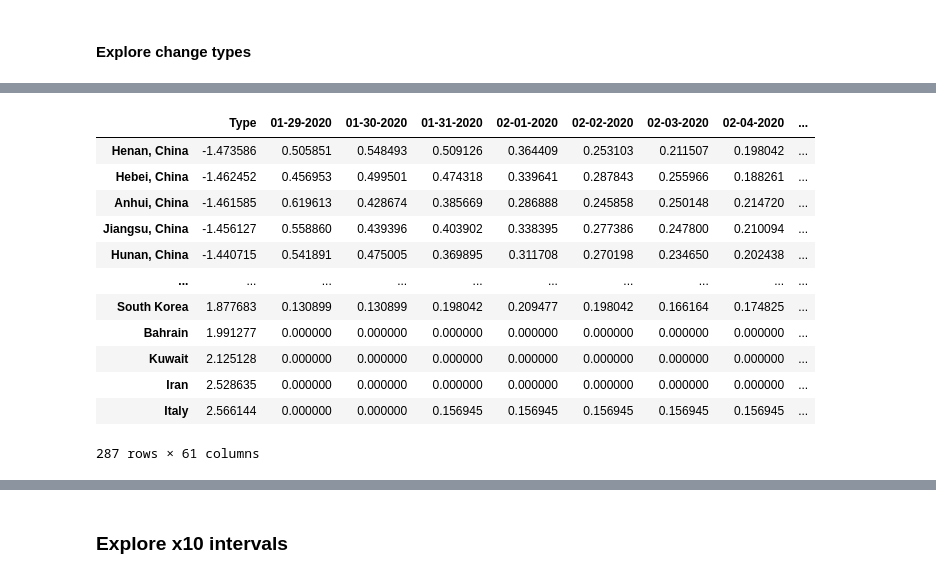
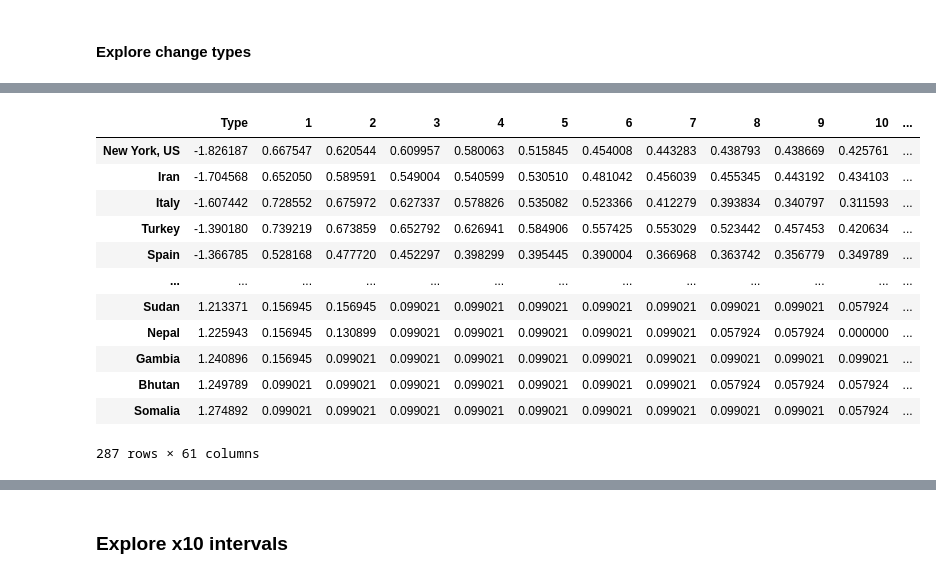
Before and after one commit to yaniv256/VAEs-in-Economics, a Jupyter notebook: Notebooks/Covid_19_VAEs.ipynb, the cells around one changed output, grey strips where cells are left out. Saved outputs shown, nothing was run; the diff lists cells and outputs as text; code cells hidden in the pictures.

```diff
--- a/Notebooks/Covid_19_VAEs.ipynb
+++ b/Notebooks/Covid_19_VAEs.ipynb
@@ -716,0 +735,7 @@ np.mean(change.values.flatten()>1),np.mean(change.values.flatten()<0)
+# %%
+sorted_change = pd.DataFrame(np.sort(change.values,axis=1)[:,::-1],
+                              index= change.index,
+                              columns=np.arange(1,1+len(change.columns)))
+
+sorted_change.to_csv('covid19_confirmed_sorted_change.csv')
+sorted_change
@@ -717,8 +756,8 @@ np.mean(change.values.flatten()>1),np.mean(change.values.flatten()<0)
 # %% [markdown]
 #### Calculate change encoding
 # %%
-x_train, x_test = train_test_split(change, test_size=0.25, random_state=42)
-change = pd.concat([x_train,x_test], axis=0)
+x_train, x_test = train_test_split(sorted_change, test_size=0.25, random_state=42)
+sorted_change = pd.concat([x_train,x_test], axis=0)
 
 x_train.shape, x_test.shape
 # %% [output]
@@ -792,7 +831,8 @@ for i in range(len(history)):
 # %%
-encoded_data=pd.DataFrame(vae.encoder.predict(change),index=change.index, columns=['Type'])
-Hubei_sign = np.sign(encoded_data.loc['Hubei, China','Type'])
-if Hubei_sign == 1.0:
+encoded_data=pd.DataFrame(vae.encoder.predict(sorted_change),
+                          index=sorted_change.index, columns=['Type'])
+New_York_sign = np.sign(encoded_data.loc['New York, US','Type'])
+if New_York_sign == 1.0:
   encoded_data['Type'] *= -1.0
-Hubei_sign, encoded_data.loc['Hubei, China','Type']
+New_York_sign, encoded_data.loc['New York, US','Type']
 # %% [output]
@@ -818,22 +858,22 @@ plt.savefig('plot_dist_type.png')
 # %%
-change = encoded_data.join(change)
+sorted_change = encoded_data.join(sorted_change)
 
-change = change.sort_values(by='Type')
+sorted_change = sorted_change.sort_values(by='Type')
 
-change.to_csv('covid19_confirmed_change.csv')
-change
+sorted_change.to_csv('covid19_confirmed_sorted_change.csv')
+sorted_change
 # %% [output]
-|  | Type | 01-29-2020 | 01-30-2020 | 01-31-2020 | 02-01-2020 | 02-02-2020 | 02-03-2020 | 02-04-2020 | ... |
-| Henan, China | -1.473586 | 0.505851 | 0.548493 | 0.509126 | 0.364409 | 0.253103 | 0.211507 | 0.198042 | ... |
-| Hebei, China | -1.462452 | 0.456953 | 0.499501 | 0.474318 | 0.339641 | 0.287843 | 0.255966 | 0.188261 | ... |
-| Anhui, China | -1.461585 | 0.619613 | 0.428674 | 0.385669 | 0.286888 | 0.245858 | 0.250148 | 0.214720 | ... |
-| Jiangsu, China | -1.456127 | 0.558860 | 0.439396 | 0.403902 | 0.338395 | 0.277386 | 0.247800 | 0.210094 | ... |
-| Hunan, China | -1.440715 | 0.541891 | 0.475005 | 0.369895 | 0.311708 | 0.270198 | 0.234650 | 0.202438 | ... |
-| ... | ... | ... | ... | ... | ... | ... | ... | ... | ... |
-| South Korea | 1.877683 | 0.130899 | 0.130899 | 0.198042 | 0.209477 | 0.198042 | 0.166164 | 0.174825 | ... |
-| Bahrain | 1.991277 | 0.000000 | 0.000000 | 0.000000 | 0.000000 | 0.000000 | 0.000000 | 0.000000 | ... |
-| Kuwait | 2.125128 | 0.000000 | 0.000000 | 0.000000 | 0.000000 | 0.000000 | 0.000000 | 0.000000 | ... |
-| Iran | 2.528635 | 0.000000 | 0.000000 | 0.000000 | 0.000000 | 0.000000 | 0.000000 | 0.000000 | ... |
-| Italy | 2.566144 | 0.000000 | 0.000000 | 0.156945 | 0.156945 | 0.156945 | 0.156945 | 0.156945 | ... |
+|  | Type | 1 | 2 | 3 | 4 | 5 | 6 | 7 | 8 | 9 | 10 | ... |
+| New York, US | -1.826187 | 0.667547 | 0.620544 | 0.609957 | 0.580063 | 0.515845 | 0.454008 | 0.443283 | 0.438793 | 0.438669 | 0.425761 | ... |
+| Iran | -1.704568 | 0.652050 | 0.589591 | 0.549004 | 0.540599 | 0.530510 | 0.481042 | 0.456039 | 0.455345 | 0.443192 | 0.434103 | ... |
+| Italy | -1.607442 | 0.728552 | 0.675972 | 0.627337 | 0.578826 | 0.535082 | 0.523366 | 0.412279 | 0.393834 | 0.340797 | 0.311593 | ... |
+| Turkey | -1.390180 | 0.739219 | 0.673859 | 0.652792 | 0.626941 | 0.584906 | 0.557425 | 0.553029 | 0.523442 | 0.457453 | 0.420634 | ... |
+| Spain | -1.366785 | 0.528168 | 0.477720 | 0.452297 | 0.398299 | 0.395445 | 0.390004 | 0.366968 | 0.363742 | 0.356779 | 0.349789 | ... |
+| ... | ... | ... | ... | ... | ... | ... | ... | ... | ... | ... | ... | ... |
+| Sudan | 1.213371 | 0.156945 | 0.156945 | 0.099021 | 0.099021 | 0.099021 | 0.099021 | 0.099021 | 0.099021 | 0.099021 | 0.057924 | ... |
+| Nepal | 1.225943 | 0.156945 | 0.130899 | 0.099021 | 0.099021 | 0.099021 | 0.099021 | 0.099021 | 0.057924 | 0.057924 | 0.000000 | ... |
+| Gambia | 1.240896 | 0.156945 | 0.099021 | 0.099021 | 0.099021 | 0.099021 | 0.099021 | 0.099021 | 0.099021 | 0.099021 | 0.099021 | ... |
+| Bhutan | 1.249789 | 0.099021 | 0.099021 | 0.099021 | 0.099021 | 0.099021 | 0.099021 | 0.099021 | 0.057924 | 0.057924 | 0.057924 | ... |
+| Somalia | 1.274892 | 0.099021 | 0.099021 | 0.099021 | 0.099021 | 0.099021 | 0.099021 | 0.099021 | 0.099021 | 0.099021 | 0.057924 | ... |
 287 rows × 61 columns
 # %%
```
Also changed, not shown: parts of 20 cells of this notebook.
